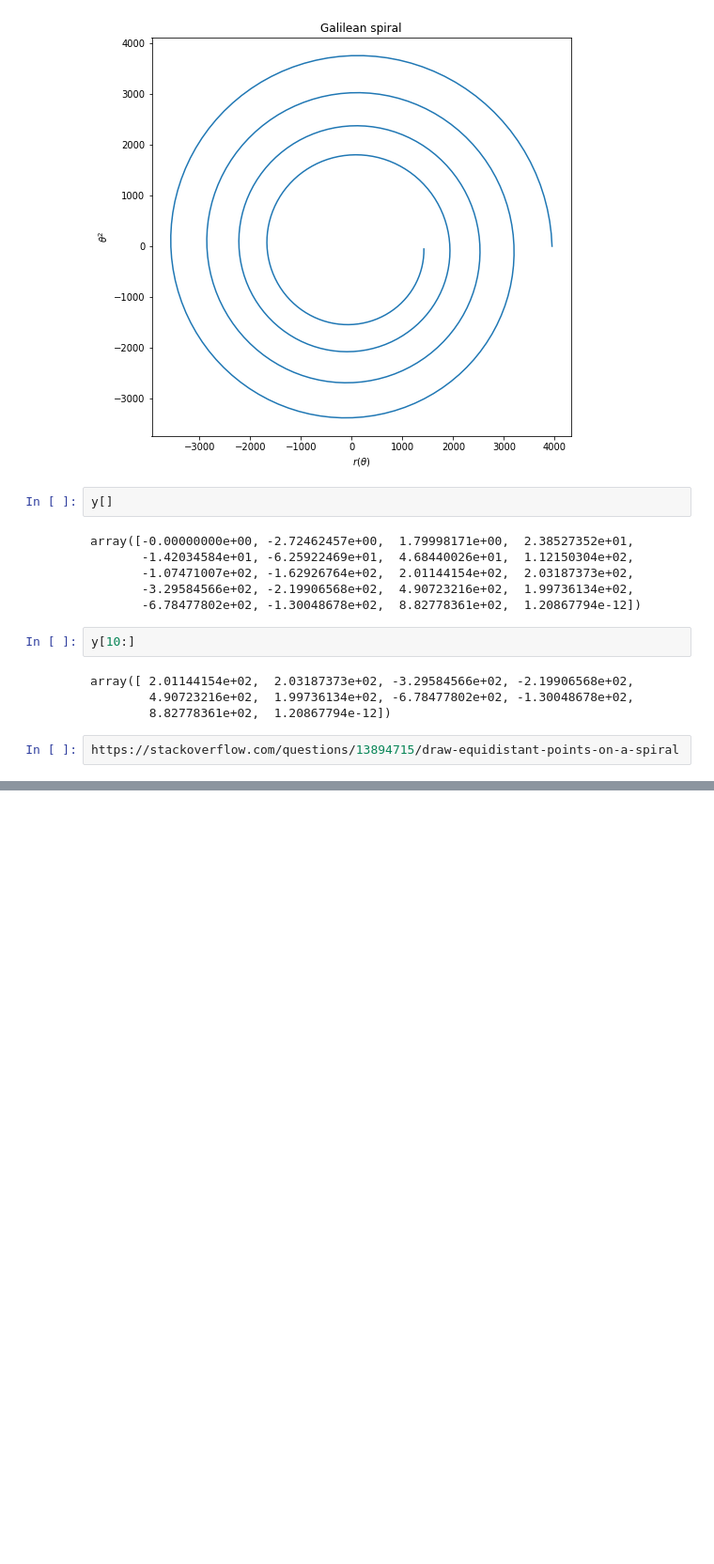
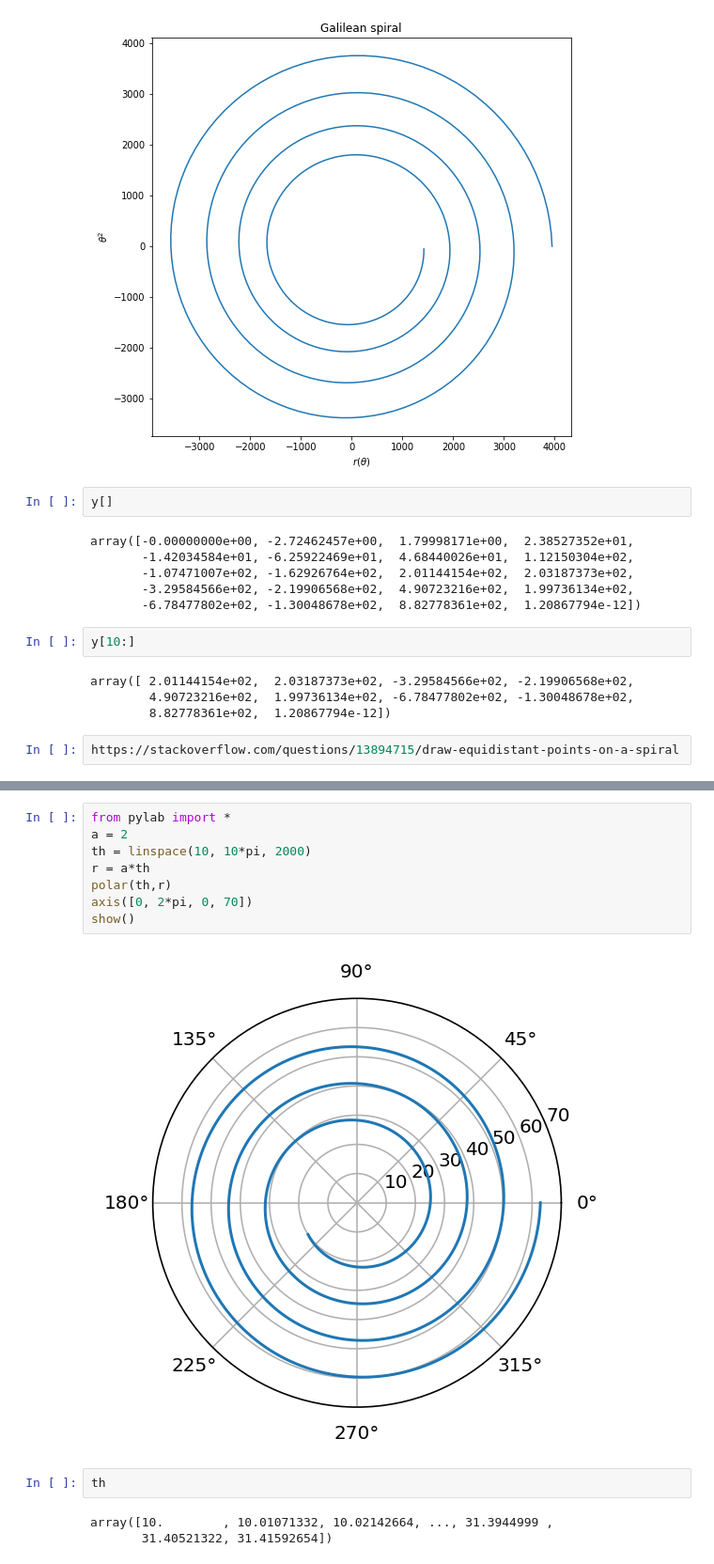
Before and after one commit to MaartenKool/CookBooks, a Jupyter notebook: SarosDial.ipynb, the cells around one changed output, grey strips where cells are left out. Shown at 94% size. Cells and saved outputs as stored; diff of their text form; blank space fills up the shorter version.

```diff
--- a/SarosDial.ipynb
+++ b/SarosDial.ipynb
@@ -180,0 +244,15 @@ https://stackoverflow.com/questions/13894715/draw-equidistant-points-on-a-spiral
+# %%
+from pylab import *
+a = 2
+th = linspace(10, 10*pi, 2000)
+r = a*th
+polar(th,r)
+axis([0, 2*pi, 0, 70])
+show()
+# %% [output]
+[figure, added]
+# %%
+th
+# %% [output]
+array([10.        , 10.01071332, 10.02142664, ..., 31.3944999 ,
+       31.40521322, 31.41592654])
```
Also changed, not shown: parts of 6 cells of this notebook.
